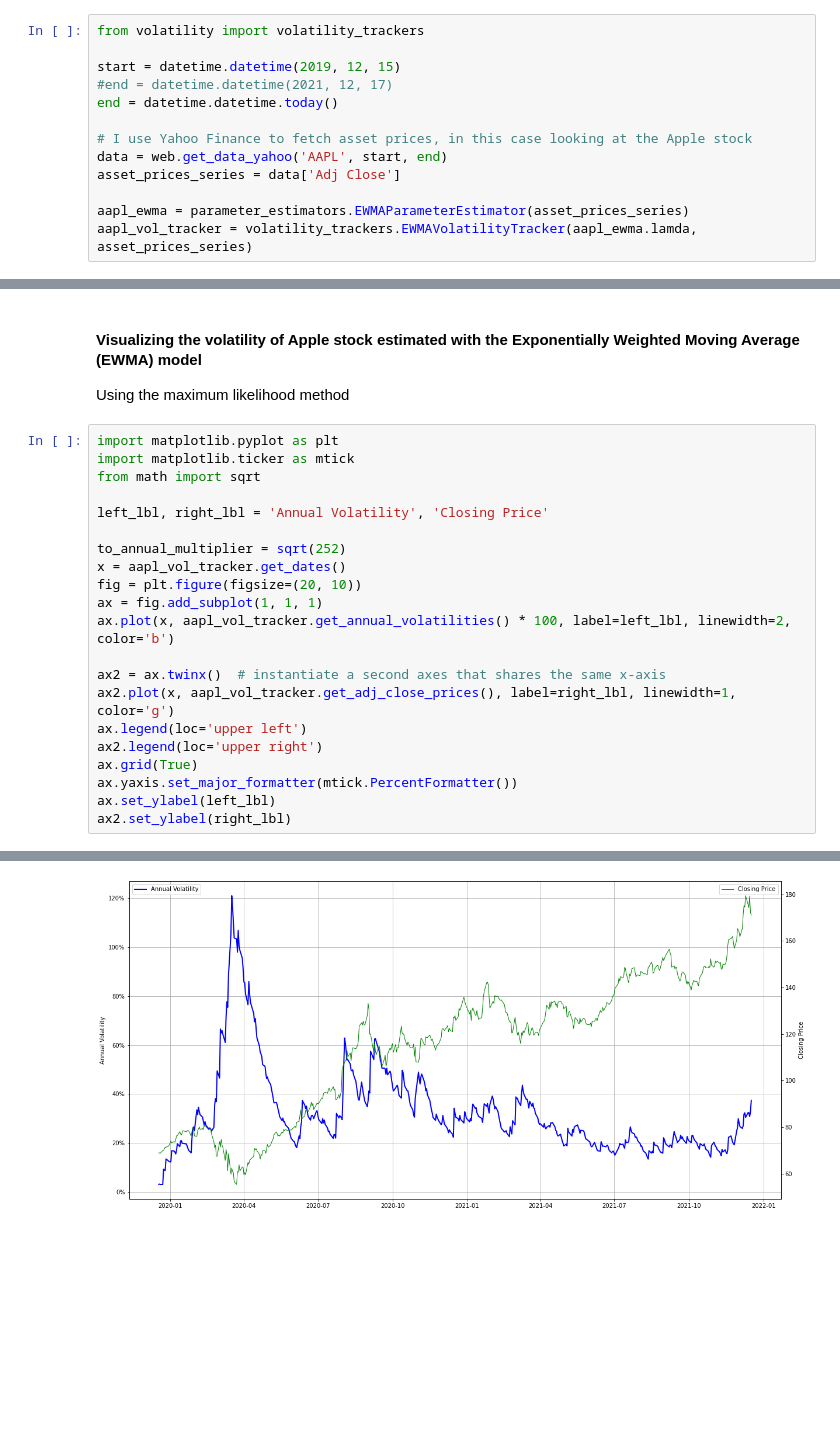
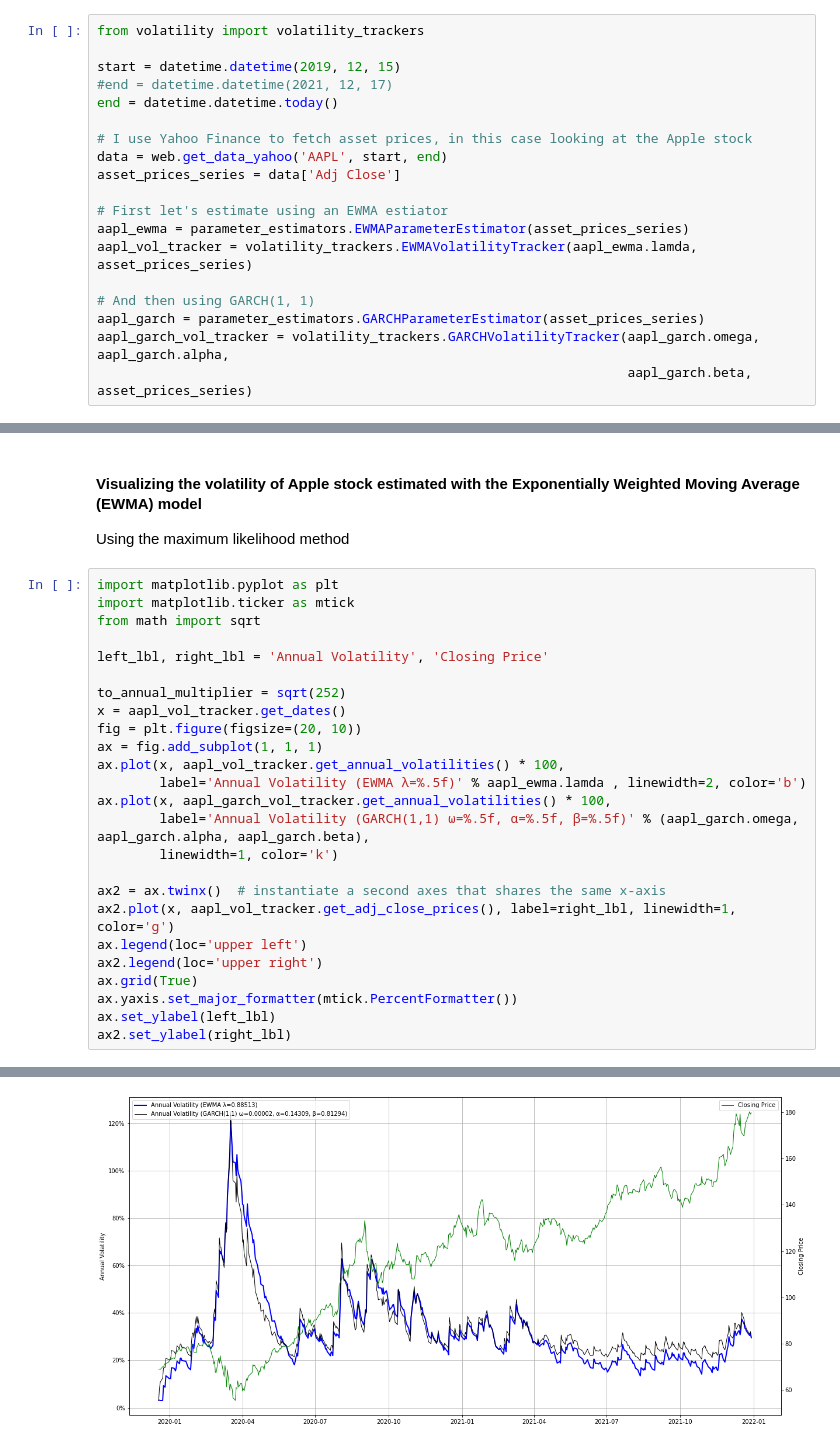
Before and after one commit to ilchen/RMaFI, a Jupyter notebook: ch10.ipynb, the cells around one changed output, grey strips where cells are left out. Saved outputs shown, nothing was run; the diff lists cells and outputs as text; blank space fills up the shorter version.

Commit message:
Added GARCH(1,1) volatility tracker

```diff
--- a/ch10.ipynb
+++ b/ch10.ipynb
@@ -56,6 +56,12 @@ end = datetime.datetime.today()
 data = web.get_data_yahoo('AAPL', start, end)
 asset_prices_series = data['Adj Close']
 
+# First let's estimate using an EWMA estiator
 aapl_ewma = parameter_estimators.EWMAParameterEstimator(asset_prices_series)
 aapl_vol_tracker = volatility_trackers.EWMAVolatilityTracker(aapl_ewma.lamda, asset_prices_series)
+
+# And then using GARCH(1, 1)
+aapl_garch = parameter_estimators.GARCHParameterEstimator(asset_prices_series)
+aapl_garch_vol_tracker = volatility_trackers.GARCHVolatilityTracker(aapl_garch.omega, aapl_garch.alpha,
+                                                                    aapl_garch.beta, asset_prices_series)
 # %% [output]
@@ -66,24 +73,28 @@ Using the maximum likelihood method
 # %%
 import matplotlib.pyplot as plt
 import matplotlib.ticker as mtick
 from math import sqrt
 
 left_lbl, right_lbl = 'Annual Volatility', 'Closing Price'
 
 to_annual_multiplier = sqrt(252)
 x = aapl_vol_tracker.get_dates()
 fig = plt.figure(figsize=(20, 10))
 ax = fig.add_subplot(1, 1, 1)
-ax.plot(x, aapl_vol_tracker.get_annual_volatilities() * 100, label=left_lbl, linewidth=2, color='b')
+ax.plot(x, aapl_vol_tracker.get_annual_volatilities() * 100,
+        label='Annual Volatility (EWMA λ=%.5f)' % aapl_ewma.lamda , linewidth=2, color='b')
+ax.plot(x, aapl_garch_vol_tracker.get_annual_volatilities() * 100,
+        label='Annual Volatility (GARCH(1,1) ω=%.5f, α=%.5f, β=%.5f)' % (aapl_garch.omega, aapl_garch.alpha, aapl_garch.beta),
+        linewidth=1, color='k')
 
 ax2 = ax.twinx()  # instantiate a second axes that shares the same x-axis
 ax2.plot(x, aapl_vol_tracker.get_adj_close_prices(), label=right_lbl, linewidth=1, color='g')
 ax.legend(loc='upper left')
 ax2.legend(loc='upper right')
 ax.grid(True)
 ax.yaxis.set_major_formatter(mtick.PercentFormatter())
 ax.set_ylabel(left_lbl)
 ax2.set_ylabel(right_lbl)
 # %% [output]
 Text(0, 0.5, 'Closing Price')
-[figure, old version]
+[figure, new version]
```
Also changed, not shown: parts of 1 cell of this notebook, 2 other files.
